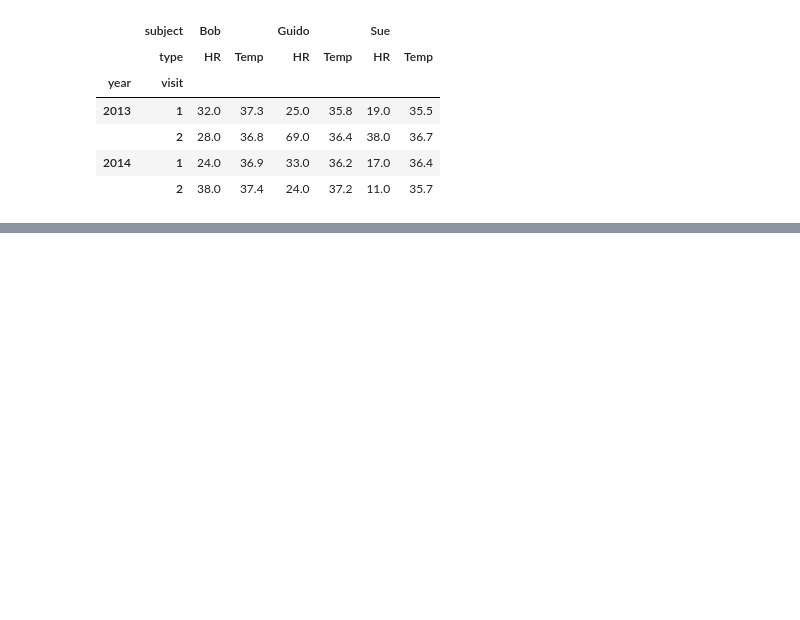
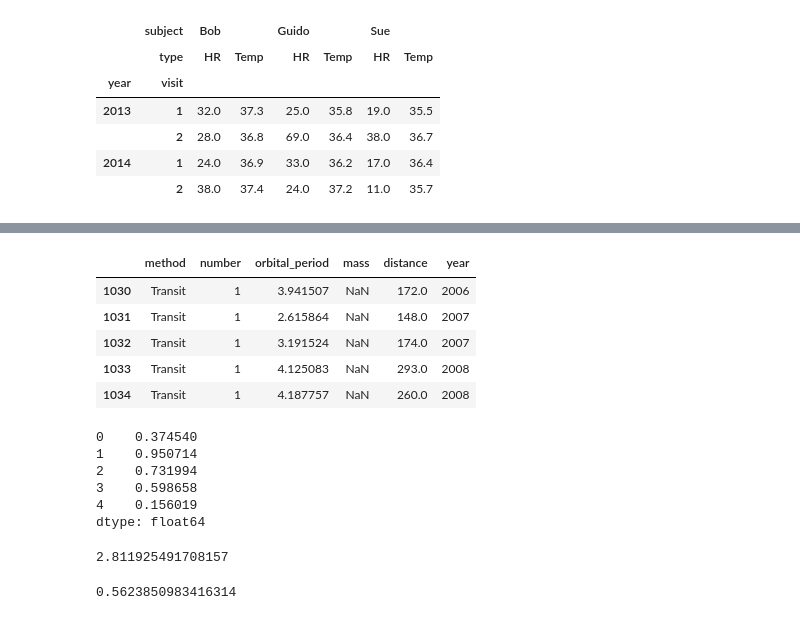
Before and after one commit to aliensmart/machine_learning, a Jupyter notebook: Pandas.ipynb, the cells around one changed output, grey strips where cells are left out. Drawn from its saved outputs; the diff is of its cells as text; code cells hidden in the pictures; blank space fills up the shorter version.

Commit message:
data aggregation in pandas

```diff
--- a/Pandas.ipynb
+++ b/Pandas.ipynb
@@ -1665,0 +1674,29 @@ dtype: float64
+# %%
+planets.tail()
+# %% [output]
+|  | method | number | orbital_period | mass | distance | year |
+| 1030 | Transit | 1 | 3.941507 | NaN | 172.0 | 2006 |
+| 1031 | Transit | 1 | 2.615864 | NaN | 148.0 | 2007 |
+| 1032 | Transit | 1 | 3.191524 | NaN | 174.0 | 2007 |
+| 1033 | Transit | 1 | 4.125083 | NaN | 293.0 | 2008 |
+| 1034 | Transit | 1 | 4.187757 | NaN | 260.0 | 2008 |
+# %%
+# Simple Aggregation in Pandas
+rng = np.random.RandomState(42)
+ser = pd.Series(rng.rand(5))
+ser
+# %% [output]
+0    0.374540
+1    0.950714
+2    0.731994
+3    0.598658
+4    0.156019
+dtype: float64
+# %%
+ser.sum()
+# %% [output]
+2.811925491708157
+# %%
+ser.mean()
+# %% [output]
+0.5623850983416314
```
Also changed, not shown: parts of 125 cells of this notebook.
